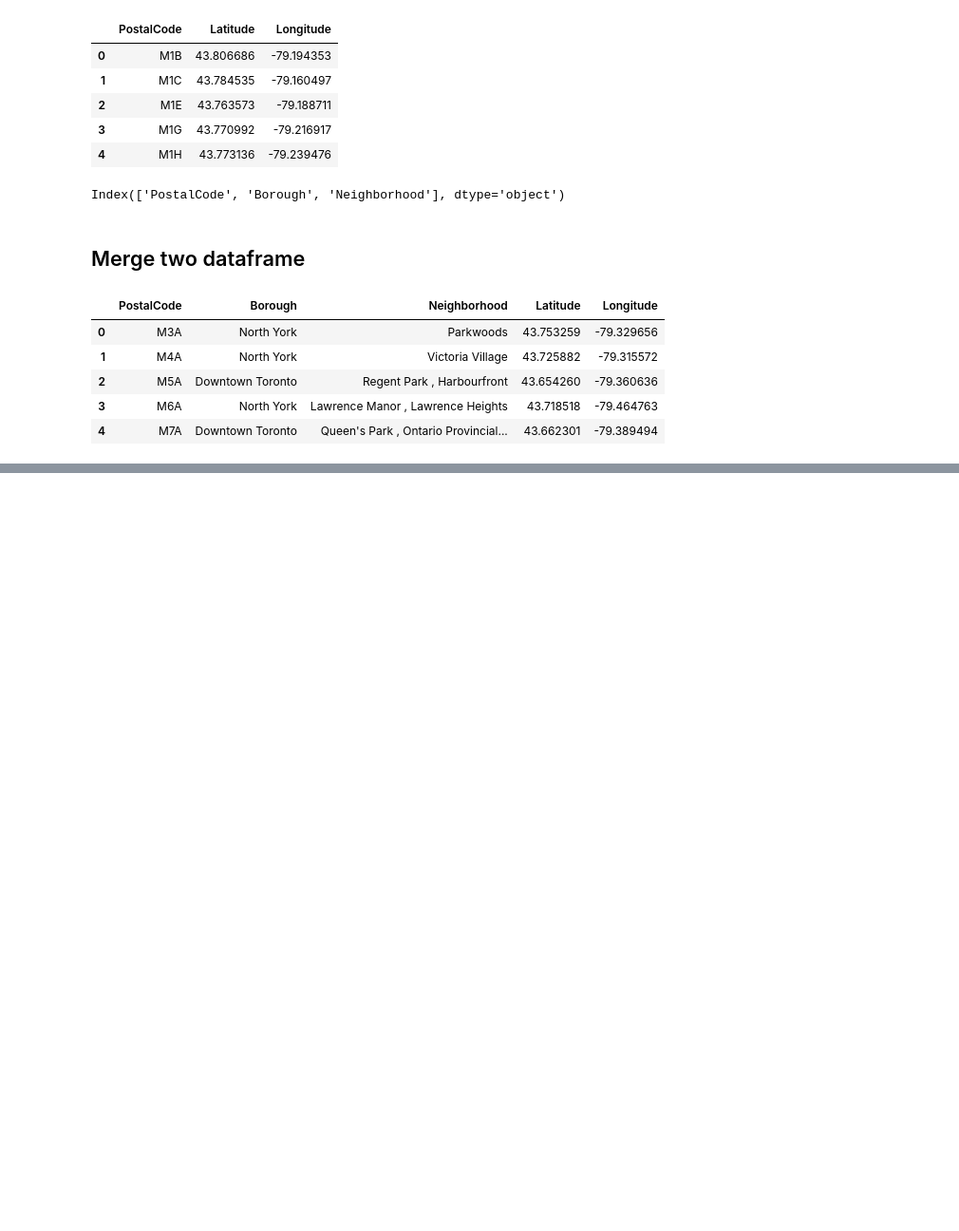
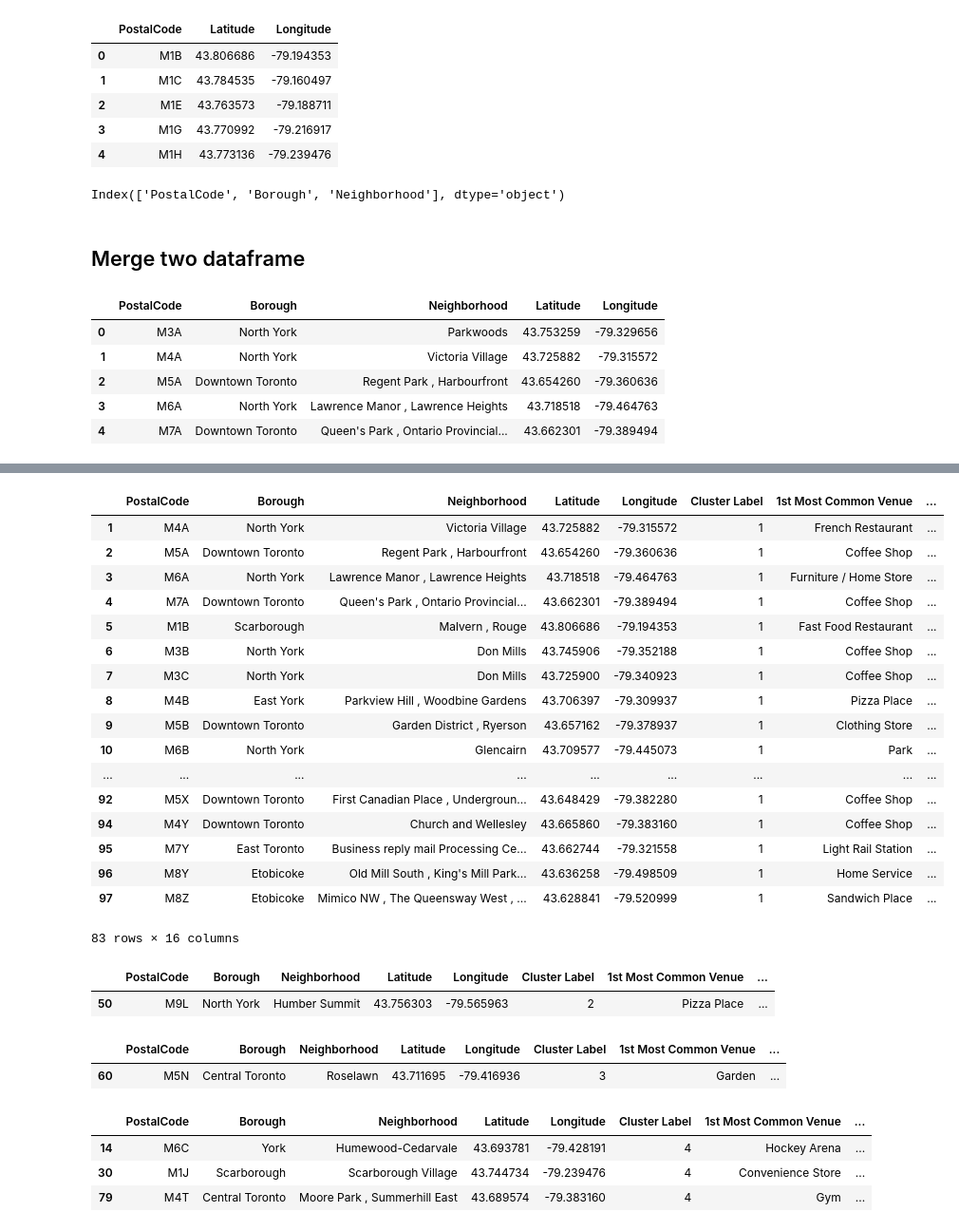
Before and after one commit to salin1988/Coursera_Capstone, a Jupyter notebook: toronto_merge_dataframe.ipynb, the cells around one changed output, grey strips where cells are left out. Shown at 95% size. Saved outputs shown, nothing was run; the diff lists cells and outputs as text; code cells hidden in the pictures; blank space fills up the shorter version.

```diff
--- a/toronto_merge_dataframe.ipynb
+++ b/toronto_merge_dataframe.ipynb
@@ -103,0 +500,16 @@ toronto_merge.head()
+# %%
+num_venues = 10
+indicator = ['st','nd','rd']
+
+columns=['Neighborhood']
+for i in np.arange(num_venues):
+    try:
+        columns.append('{}{} Most Common Venue'.format(i+1, indicator[i]))
+    except:
+        columns.append('{}th Most Common Venue'.format(i+1))
+
+toronto_sorted = pd.DataFrame(columns=columns)
+toronto_sorted['Neighborhood'] = toronto_onehot_grouped['Neighborhood']
+
+for ind in np.arange(toronto_onehot_grouped.shape[0]):
+    toronto_sorted.iloc[ind,1:] = return_most_common_venues(toronto_onehot_grouped.iloc[ind,:],num_venues)
@@ -103,0 +539,5 @@ toronto_merge.head()
+# %%
+ncluster=5
+
+toronto_group_clustring = toronto_onehot_grouped.drop('Neighborhood',axis=1)
+kmeans = KMeans(n_clusters=ncluster, random_state=0).fit(toronto_group_clustring)
@@ -103,0 +562,2 @@ toronto_merge.head()
+# %%
+toronto_sorted.insert(0,'Cluster Label',kmeans.labels_)
@@ -103,0 +573,3 @@ toronto_merge.head()
+# %%
+toronto_merged = toronto_merge
+toronto_merged = toronto_merged.merge(toronto_sorted,on='Neighborhood')
@@ -103,0 +625,38 @@ toronto_merge.head()
+# %%
+toronto_merged[toronto_merged['Cluster Label'] == 1]
+# %% [output]
+|  | PostalCode | Borough | Neighborhood | Latitude | Longitude | Cluster Label | 1st Most Common Venue | ... |
+| 1 | M4A | North York | Victoria Village | 43.725882 | -79.315572 | 1 | French Restaurant | ... |
+| 2 | M5A | Downtown Toronto | Regent Park , Harbourfront | 43.654260 | -79.360636 | 1 | Coffee Shop | ... |
+| 3 | M6A | North York | Lawrence Manor , Lawrence Heights | 43.718518 | -79.464763 | 1 | Furniture / Home Store | ... |
+| 4 | M7A | Downtown Toronto | Queen's Park , Ontario Provincial... | 43.662301 | -79.389494 | 1 | Coffee Shop | ... |
+| 5 | M1B | Scarborough | Malvern , Rouge | 43.806686 | -79.194353 | 1 | Fast Food Restaurant | ... |
+| 6 | M3B | North York | Don Mills | 43.745906 | -79.352188 | 1 | Coffee Shop | ... |
+| 7 | M3C | North York | Don Mills | 43.725900 | -79.340923 | 1 | Coffee Shop | ... |
+| 8 | M4B | East York | Parkview Hill , Woodbine Gardens | 43.706397 | -79.309937 | 1 | Pizza Place | ... |
+| 9 | M5B | Downtown Toronto | Garden District , Ryerson | 43.657162 | -79.378937 | 1 | Clothing Store | ... |
+| 10 | M6B | North York | Glencairn | 43.709577 | -79.445073 | 1 | Park | ... |
+| ... | ... | ... | ... | ... | ... | ... | ... | ... |
+| 92 | M5X | Downtown Toronto | First Canadian Place , Undergroun... | 43.648429 | -79.382280 | 1 | Coffee Shop | ... |
+| 94 | M4Y | Downtown Toronto | Church and Wellesley | 43.665860 | -79.383160 | 1 | Coffee Shop | ... |
+| 95 | M7Y | East Toronto | Business reply mail Processing Ce... | 43.662744 | -79.321558 | 1 | Light Rail Station | ... |
+| 96 | M8Y | Etobicoke | Old Mill South , King's Mill Park... | 43.636258 | -79.498509 | 1 | Home Service | ... |
+| 97 | M8Z | Etobicoke | Mimico NW , The Queensway West , ... | 43.628841 | -79.520999 | 1 | Sandwich Place | ... |
+83 rows × 16 columns
+# %%
+toronto_merged[toronto_merged['Cluster Label'] == 2]
+# %% [output]
+|  | PostalCode | Borough | Neighborhood | Latitude | Longitude | Cluster Label | 1st Most Common Venue | ... |
+| 50 | M9L | North York | Humber Summit | 43.756303 | -79.565963 | 2 | Pizza Place | ... |
+# %%
+toronto_merged[toronto_merged['Cluster Label'] == 3]
+# %% [output]
+|  | PostalCode | Borough | Neighborhood | Latitude | Longitude | Cluster Label | 1st Most Common Venue | ... |
+| 60 | M5N | Central Toronto | Roselawn | 43.711695 | -79.416936 | 3 | Garden | ... |
+# %%
+toronto_merged[toronto_merged['Cluster Label'] == 4]
+# %% [output]
+|  | PostalCode | Borough | Neighborhood | Latitude | Longitude | Cluster Label | 1st Most Common Venue | ... |
+| 14 | M6C | York | Humewood-Cedarvale | 43.693781 | -79.428191 | 4 | Hockey Arena | ... |
+| 30 | M1J | Scarborough | Scarborough Village | 43.744734 | -79.239476 | 4 | Convenience Store | ... |
+| 79 | M4T | Central Toronto | Moore Park , Summerhill East | 43.689574 | -79.383160 | 4 | Gym | ... |
```
Also changed, not shown: parts of 63 cells of this notebook.
